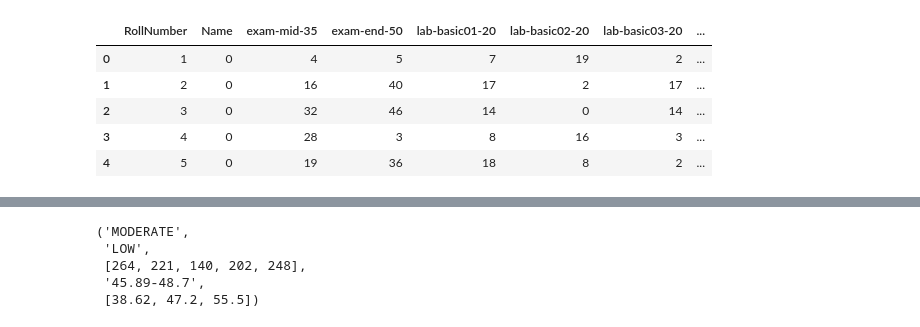
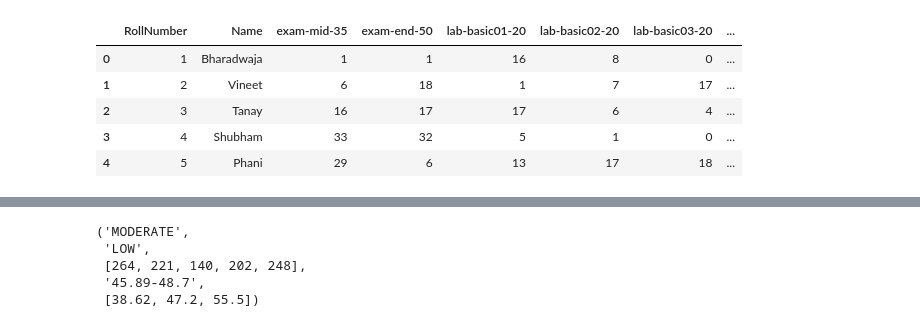
Before and after one commit to Vineet-Sharma29/Ayudar-Class-Performance-Analyzer, a Jupyter notebook: dashboard/Demo_Algo.ipynb, the cells around one changed output, grey strips where cells are left out. Saved outputs shown, nothing was run; the diff lists cells and outputs as text; code cells hidden in the pictures.

Commit message:
Integrated Tables

```diff
--- a/dashboard/Demo_Algo.ipynb
+++ b/dashboard/Demo_Algo.ipynb
@@ -517,3 +523,6 @@ df.columns = headers
 df['RollNumber'] = roll
 df['fraud'] = 0
 df['fraud'] = df['oth-quiz03-30']
+# %%
+df1 = pd.read_csv('test4.csv')
+df1
@@ -520,9 +545,9 @@ df['fraud'] = df['oth-quiz03-30']
 # %%
-df.head()
+df1.head()
 # %% [output]
 |  | RollNumber | Name | exam-mid-35 | exam-end-50 | lab-basic01-20 | lab-basic02-20 | lab-basic03-20 | ... |
-| 0 | 1 | 0 | 4 | 5 | 7 | 19 | 2 | ... |
-| 1 | 2 | 0 | 16 | 40 | 17 | 2 | 17 | ... |
-| 2 | 3 | 0 | 32 | 46 | 14 | 0 | 14 | ... |
-| 3 | 4 | 0 | 28 | 3 | 8 | 16 | 3 | ... |
-| 4 | 5 | 0 | 19 | 36 | 18 | 8 | 2 | ... |
+| 0 | 1 | Bharadwaja | 1 | 1 | 16 | 8 | 0 | ... |
+| 1 | 2 | Vineet | 6 | 18 | 1 | 7 | 17 | ... |
+| 2 | 3 | Tanay | 16 | 17 | 17 | 6 | 4 | ... |
+| 3 | 4 | Shubham | 33 | 32 | 5 | 1 | 0 | ... |
+| 4 | 5 | Phani | 29 | 6 | 13 | 17 | 18 | ... |
```
Also changed, not shown: parts of 9 cells of this notebook, 21 other files.
